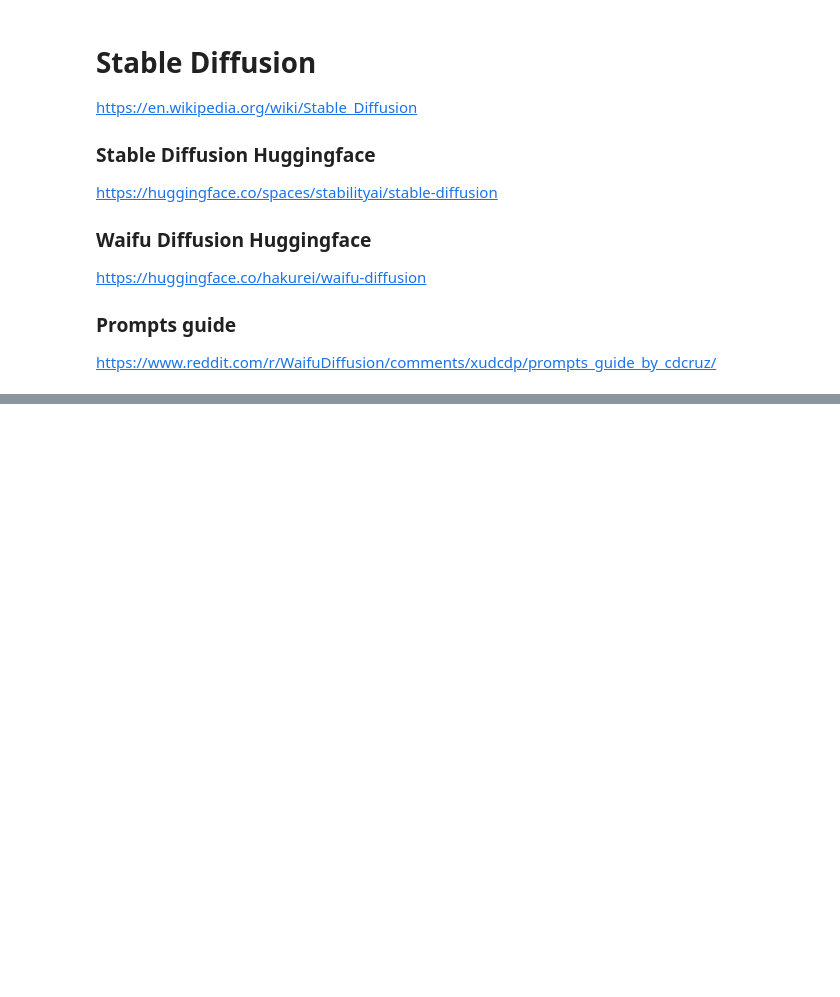
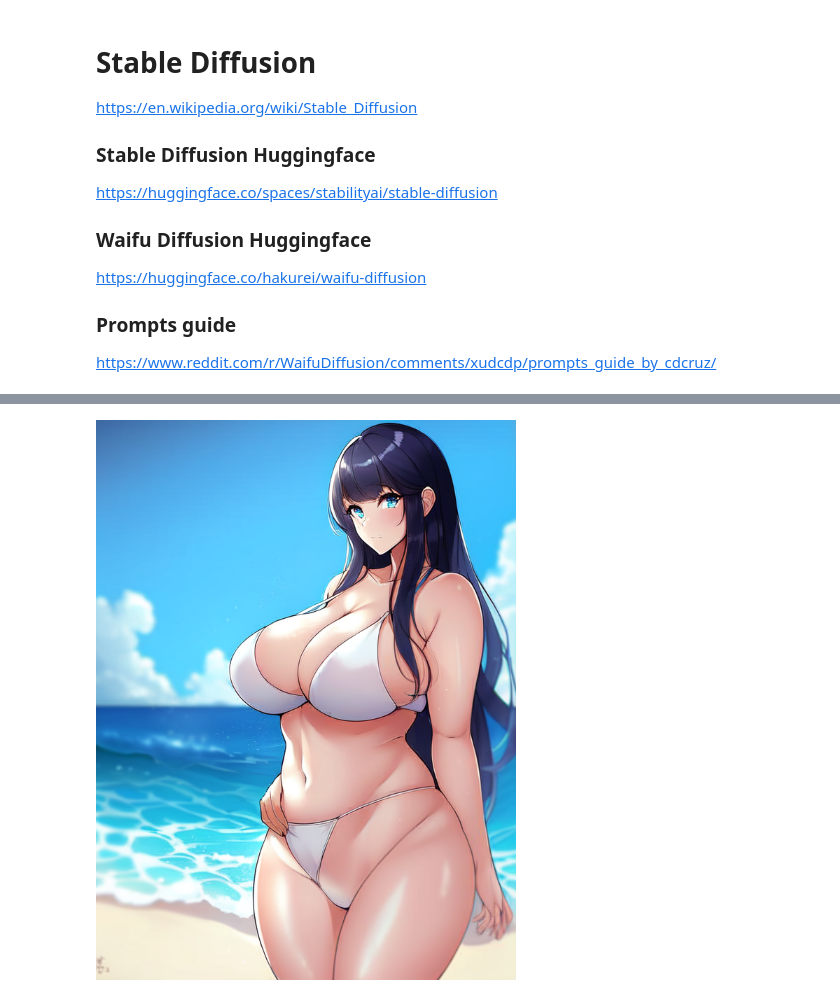
Before and after one commit to natsunoyuki/Data_Science, a Jupyter notebook: Stable Diffusion.ipynb, the cells around one changed output, grey strips where cells are left out. Saved outputs shown, nothing was run; the diff lists cells and outputs as text; code cells hidden in the pictures; blank space fills up the shorter version.

```diff
--- a/Stable Diffusion.ipynb
+++ b/Stable Diffusion.ipynb
@@ -80,0 +81,11 @@ for i in range(len(image_list)):
+# %%
+prompt_4 = "((masterpiece)),(best quality),(8k),(beautiful detailed face),photorealistic,"
+prompt_4 += "(perfect anatomy),(1girl),solo,long hair,white bikini,large breasts,seaside,"
+prompt_4 += "(pleasured expression),slim,thin waist,mature woman,perfect face,(cleavage)"
+
+images_4 = run_pipe(prompt_4, negative_prompt, steps = 60, width = 600, height = 800, scale = 8.0, seed = 435657658675412, n_images = 1)
+# %%
+for i in range(len(images_4)):
+    display(images_4[i].images[0])
+# %% [output]
+[figure, added]
```
Also changed, not shown: parts of 4 cells of this notebook.
